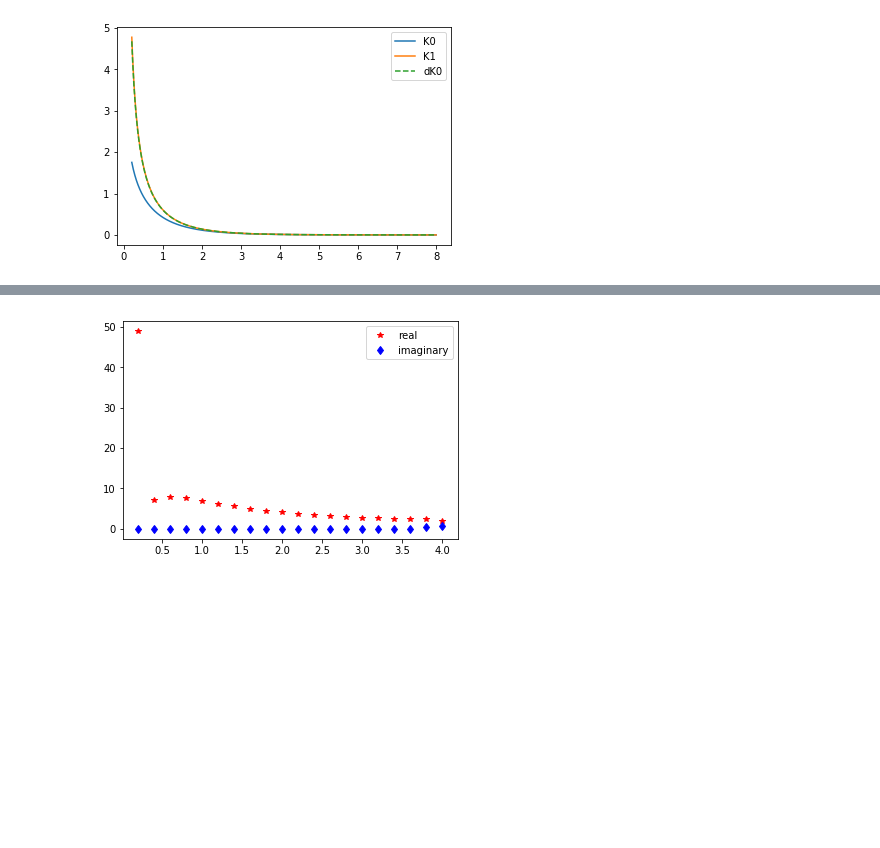
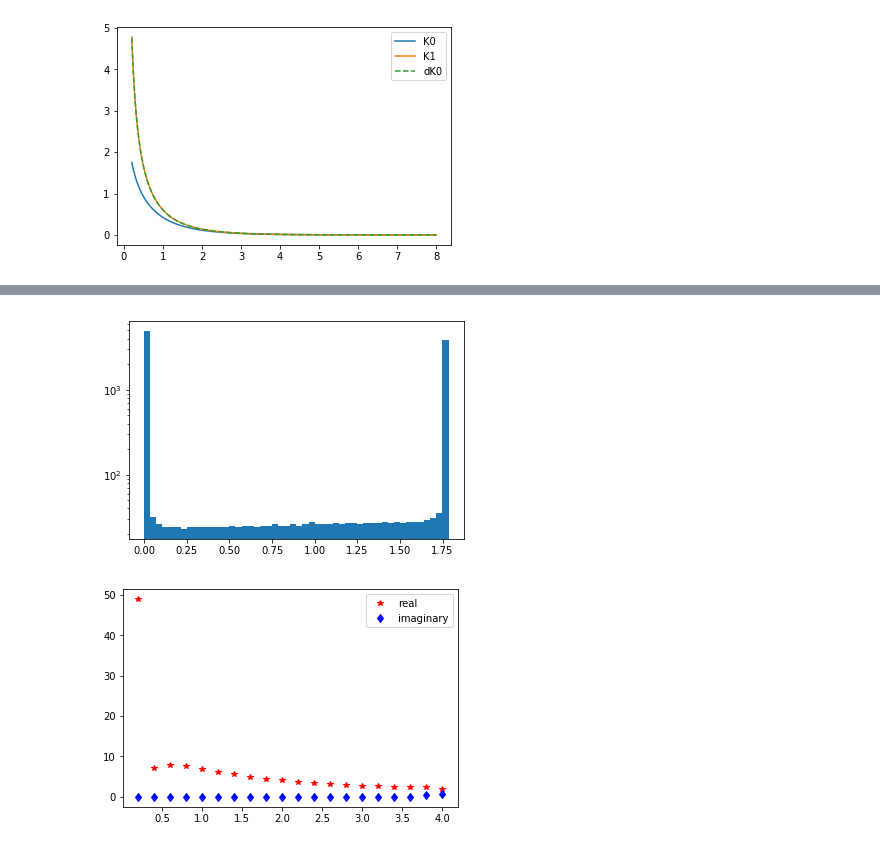
Before and after one commit to PatrickStbr/ZPinchDioctron, a Jupyter notebook: eigenvalue.ipynb, the cells around one changed output, grey strips where cells are left out. Cells and saved outputs as stored; diff of their text form; code cells hidden in the pictures; blank space fills up the shorter version.

```diff
--- a/eigenvalue.ipynb
+++ b/eigenvalue.ipynb
@@ -248,3 +239,9 @@ print((omega[0]/2-0.9949)/(omega[0]/2), (omega[1]/2-0.3342)/(omega[1]/2),omega[0
+# %%
+plt.hist(np.real(w)/2, 50)
+plt.yscale('log')
+plt.show()
+# %% [output]
+[figure, added]
 # %%
 @njit(parallel=True)
 def density_stuff(r, dr, n0):
```
Also changed, not shown: parts of 8 cells of this notebook.
